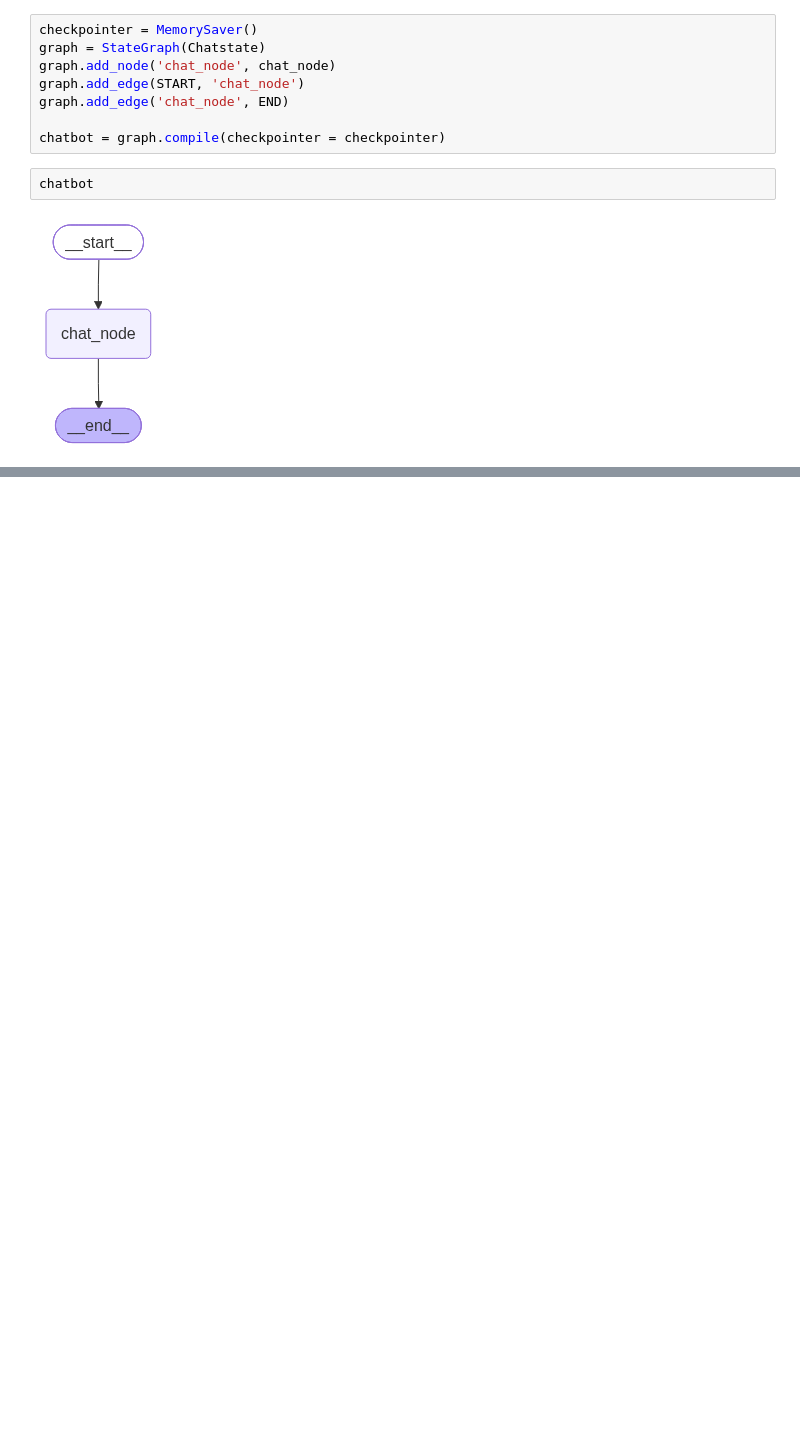
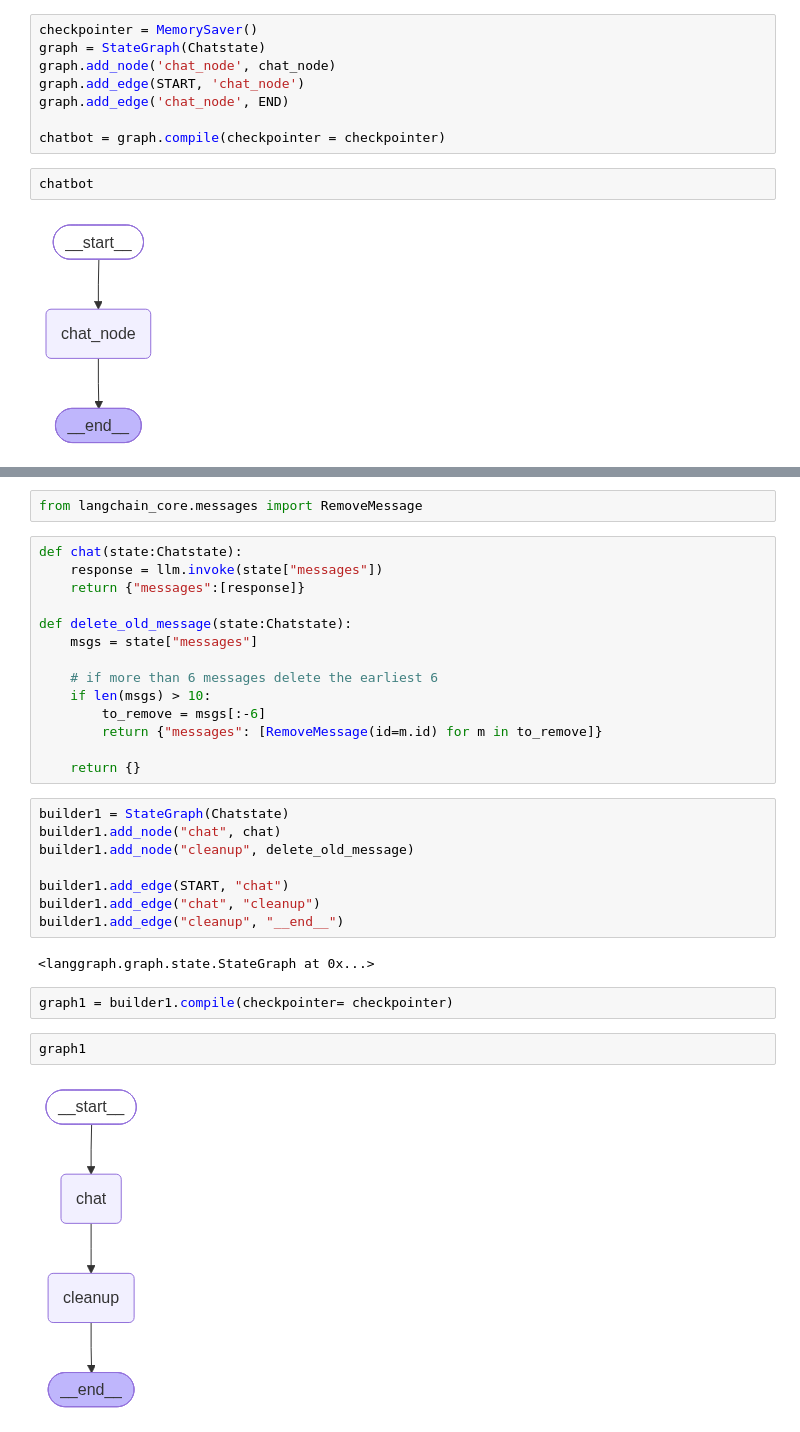
Before and after one commit to chandannafria/LangSmith, a Jupyter notebook: agentic.ipynb, the cells around one changed output, grey strips where cells are left out. Drawn from its saved outputs; the diff is of its cells as text; blank space fills up the shorter version.

```diff
--- a/agentic.ipynb
+++ b/agentic.ipynb
@@ -68,0 +170,32 @@ USER.. exit
+# %%
+from langchain_core.messages import RemoveMessage
+# %%
+def chat(state:Chatstate):
+    response = llm.invoke(state["messages"])
+    return {"messages":[response]}
+
+def delete_old_message(state:Chatstate):
+    msgs = state["messages"]
+
+    # if more than 6 messages delete the earliest 6
+    if len(msgs) > 10:
+        to_remove = msgs[:-6]
+        return {"messages": [RemoveMessage(id=m.id) for m in to_remove]}
+
+    return {}
+# %%
+builder1 = StateGraph(Chatstate)
+builder1.add_node("chat", chat)
+builder1.add_node("cleanup", delete_old_message)
+
+builder1.add_edge(START, "chat")
+builder1.add_edge("chat", "cleanup")
+builder1.add_edge("cleanup", "__end__")
+# %% [output]
+<langgraph.graph.state.StateGraph at 0x...>
+# %%
+graph1 = builder1.compile(checkpointer= checkpointer)
+# %%
+graph1
+# %% [output]
+[figure, added]
```
Also changed, not shown: parts of 26 cells of this notebook.
